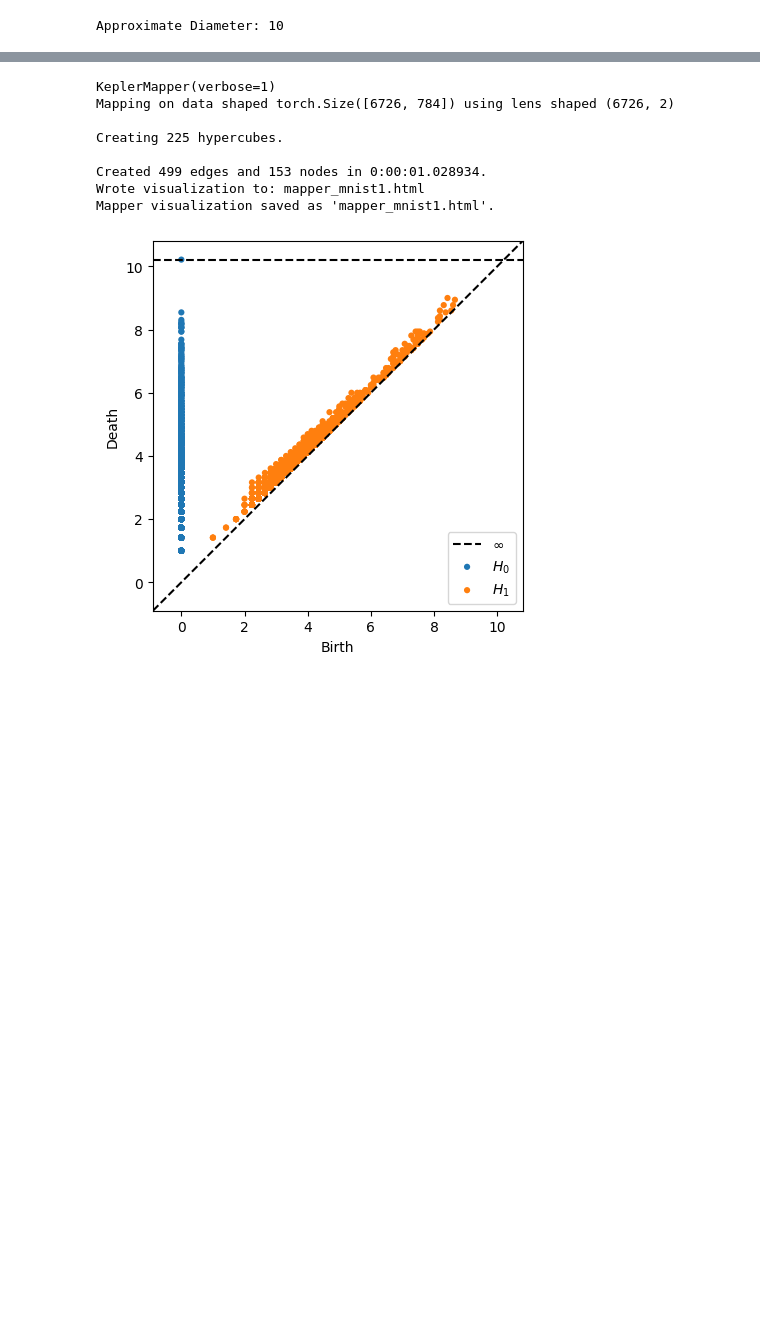
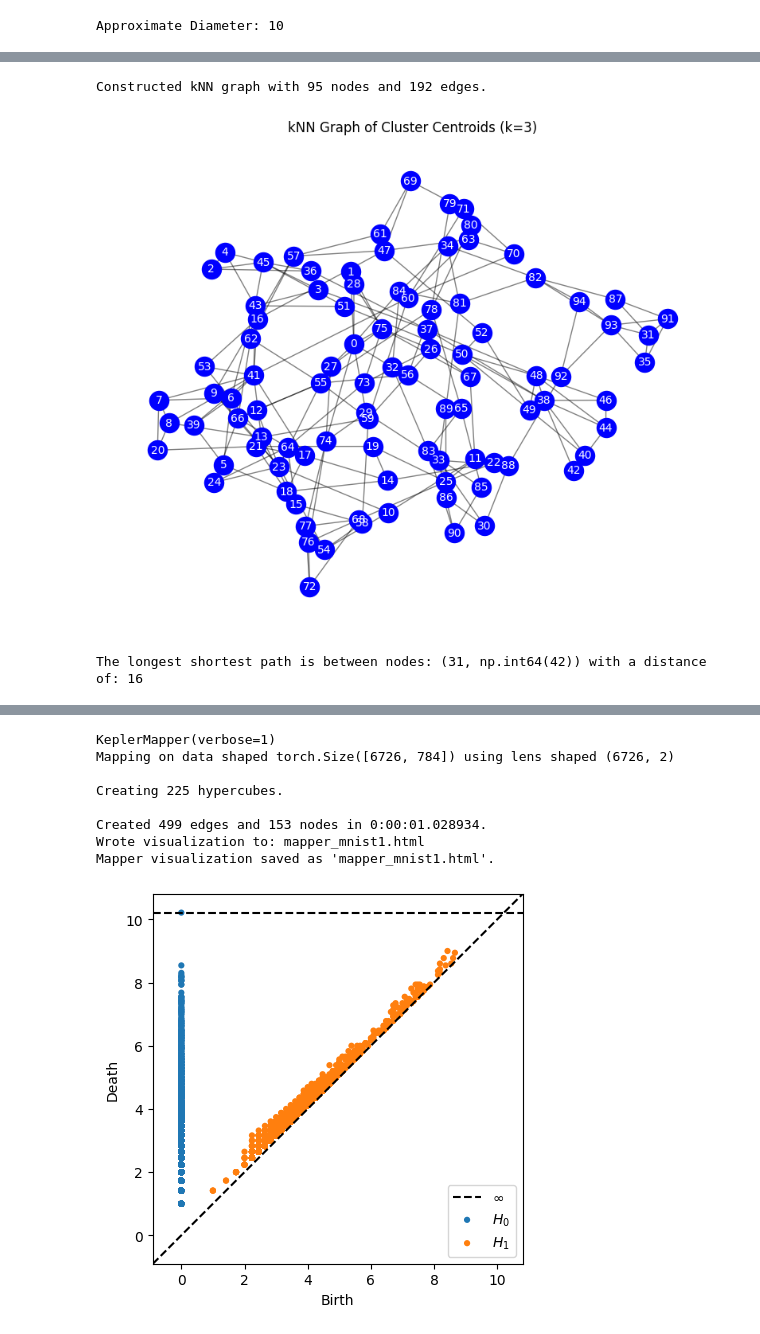
Before and after one commit to Antel0pe/NeuronsFiringTogetherWireTogether, a Jupyter notebook: SpaceOfMNIST_1_2.ipynb, the cells around one changed output, grey strips where cells are left out. Drawn from its saved outputs; the diff is of its cells as text; code cells hidden in the pictures; blank space fills up the shorter version.

```diff
--- a/SpaceOfMNIST_1_2.ipynb
+++ b/SpaceOfMNIST_1_2.ipynb
@@ -259,0 +374,54 @@ Approximate Diameter: 10
+# %%
+import numpy as np
+import networkx as nx
+from sklearn.neighbors import NearestNeighbors
+
+# Step 2: Build a kNN graph on the cluster centroids
+k = 3  # Parameter: number of nearest neighbors to connect each centroid to.
+nbrs = NearestNeighbors(n_neighbors=k + 1, algorithm='auto').fit(cluster_vectors)
+distances, indices = nbrs.kneighbors(cluster_vectors)
+
+G = nx.Graph()
+n_clusters = cluster_vectors.shape[0]
+G.add_nodes_from(range(n_clusters))
+
+# Add edges based on the k nearest neighbors (skip the first neighbor, which is the node itself)
+for i in range(n_clusters):
+    for j in indices[i][1:]:
+        # Optionally, use the Euclidean distance as the edge weight.
+        weight = np.linalg.norm(cluster_vectors[i] - cluster_vectors[j])
+        G.add_edge(i, j, weight=weight)
+
+print("Constructed kNN graph with {} nodes and {} edges.".format(G.number_of_nodes(), G.number_of_edges()))
+# %% [output]
+Constructed kNN graph with 95 nodes and 192 edges.
+# %%
+# Use spring_layout to spread out the graph
+pos = nx.spring_layout(G, k=0.5, seed=42)  # Increase 'k' for more spacing
+
+plt.figure(figsize=(10, 8))
+nx.draw_networkx_nodes(G, pos, node_color='blue', node_size=300)
+nx.draw_networkx_edges(G, pos, alpha=0.5)
+nx.draw_networkx_labels(G, pos, font_size=10, font_color='white')
+plt.title(f"kNN Graph of Cluster Centroids (k={k})")
+plt.axis('off')
+plt.show()
+# %% [output]
+[figure, added]
+# %%
+# Compute all pairs shortest path lengths using networkx
+all_shortest_paths = dict(nx.all_pairs_shortest_path_length(G))
+
+max_dist = 0
+endpoints = (None, None)
+
+# Iterate over each source and its corresponding target distances.
+for source, distances in all_shortest_paths.items():
+    for target, dist in distances.items():
+        if dist > max_dist:
+            max_dist = dist
+            endpoints = (source, target)
+
+print("The longest shortest path is between nodes:", endpoints, "with a distance of:", max_dist)
+# %% [output]
+The longest shortest path is between nodes: (31, np.int64(42)) with a distance of: 16
```
Also changed, not shown: parts of 14 cells of this notebook.
